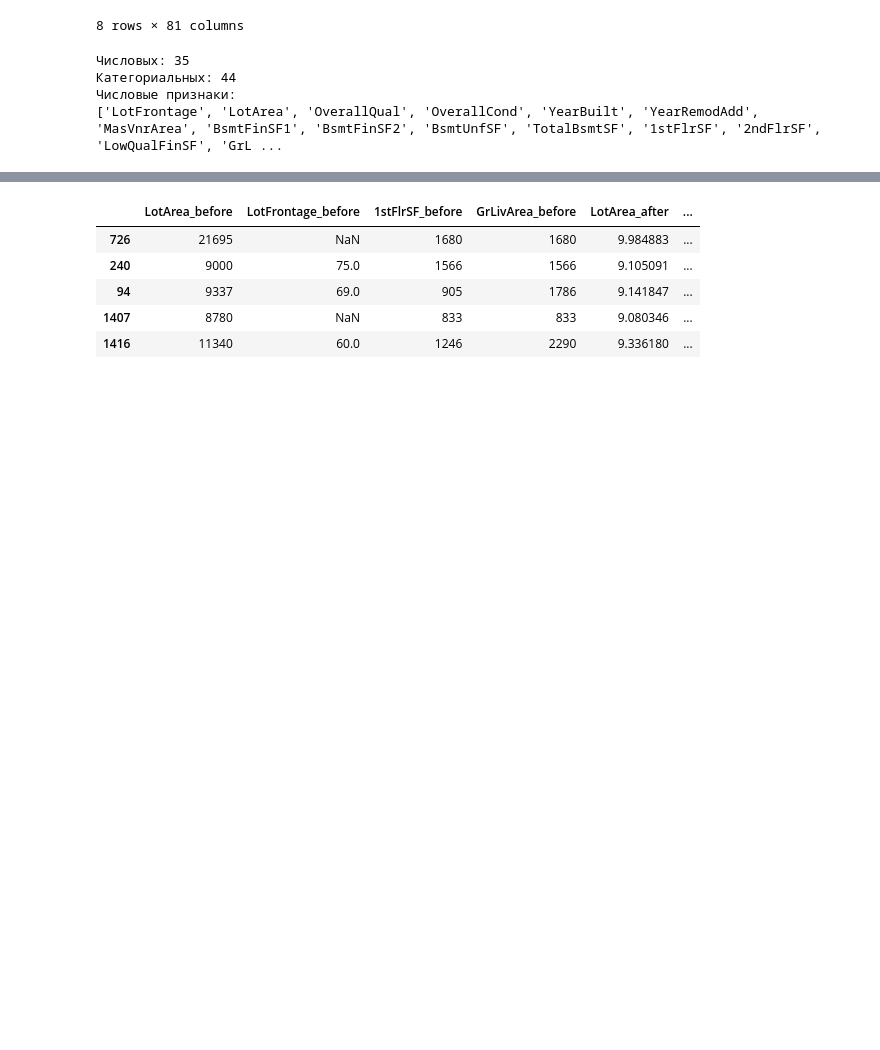
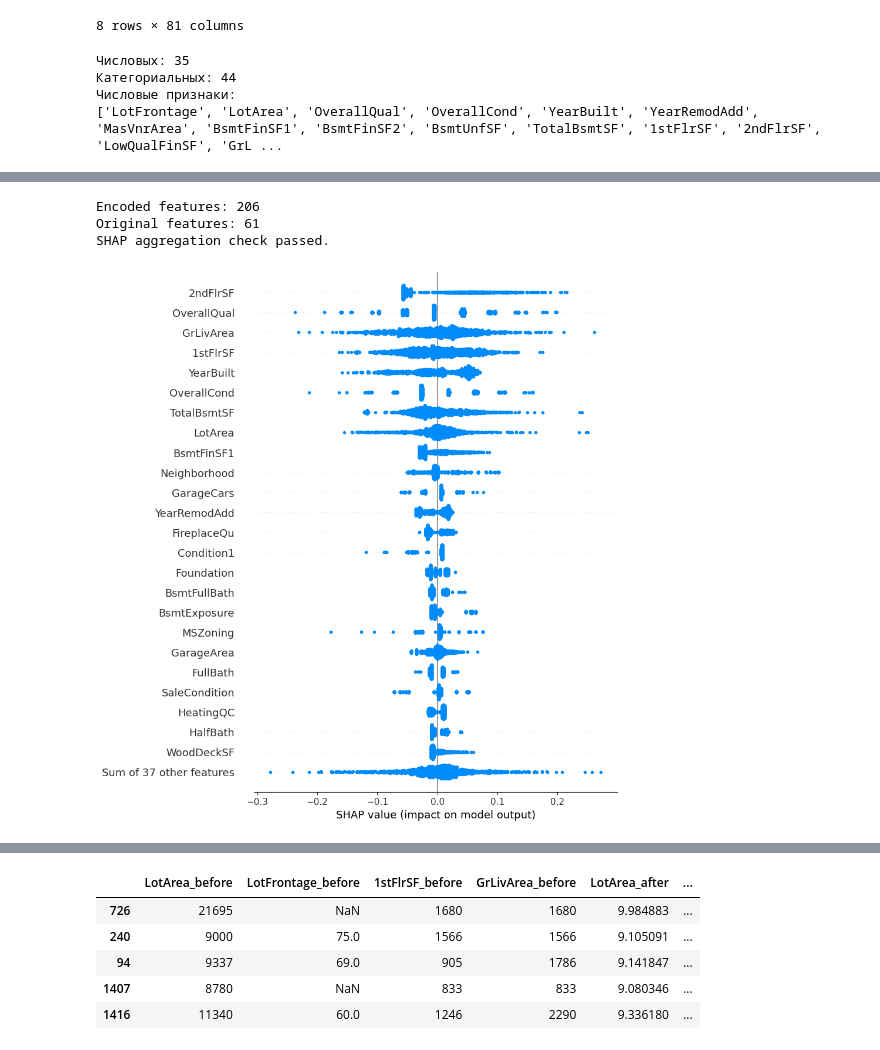
Before and after one commit to AntonUkhabin/House_Prices_Kaggle, a Jupyter notebook: draft.ipynb, the cells around one changed output, grey strips where cells are left out. Saved outputs shown, nothing was run; the diff lists cells and outputs as text; code cells hidden in the pictures; blank space fills up the shorter version.

```diff
--- a/draft.ipynb
+++ b/draft.ipynb
@@ -126,0 +130,24 @@ print(numerical_cols)
+# %%
+from src.train_functions import build_pipeline
+
+features = train_cv_df.drop(columns=['SalePrice'])
+labels_log = np.log(train_cv_df['SalePrice'])
+
+pipe = build_pipeline(config)
+pipe.fit(features, labels_log)
+
+columns_transformer = pipe.named_steps['preprocessor'].named_steps['columns']
+selected_features = set()
+
+for name, _, columns in columns_transformer.transformers_:
+    if name in ('numerical', 'categorical'):
+        selected_features.update(columns)
+
+dropped_features = set(config.preprocessing.drop_columns)
+expected_features = set(features.columns) - {'Id'} - dropped_features
+
+assert dropped_features.isdisjoint(selected_features)
+assert selected_features == expected_features
+
+print('Dropped features:', sorted(dropped_features))
+print('Selected original features:', len(selected_features))
@@ -126,0 +344,32 @@ print(numerical_cols)
+# %%
+# Проверяем полноту сопоставления и сохранение суммарного SHAP-вклада.
+mapped_features = set(feature_map)
+expected_features = set(raw_features.columns)
+
+# assert len(original_shap_importance_df) == raw_features.shape[1]
+# assert mapped_features == expected_features
+np.testing.assert_allclose(
+    oof_shap_df.sum(axis=1),
+    original_oof_shap_df.sum(axis=1),
+    rtol=1e-10,
+    atol=1e-10,
+)
+
+print(f'Encoded features: {oof_shap_df.shape[1]}')
+print(f'Original features: {original_oof_shap_df.shape[1]}')
+print('SHAP aggregation check passed.')
+# %% [output]
+Encoded features: 206
+Original features: 61
+SHAP aggregation check passed.
+# %%
+original_oof_explanation = shap.Explanation(
+    values=original_oof_shap_df.to_numpy(),
+    feature_names=original_oof_shap_df.columns.tolist(),
+    # data=oof_transformed_df.to_numpy(),
+)
+
+
+shap.plots.beeswarm(original_oof_explanation, max_display=25)
+# %% [output]
+[figure, added]
```
Also changed, not shown: parts of 12 cells of this notebook, 3 other files.
